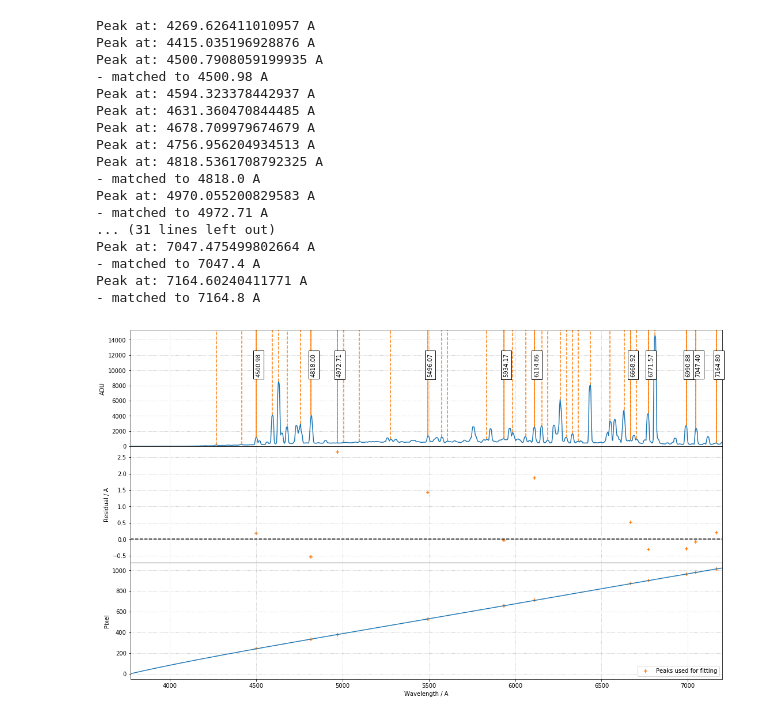
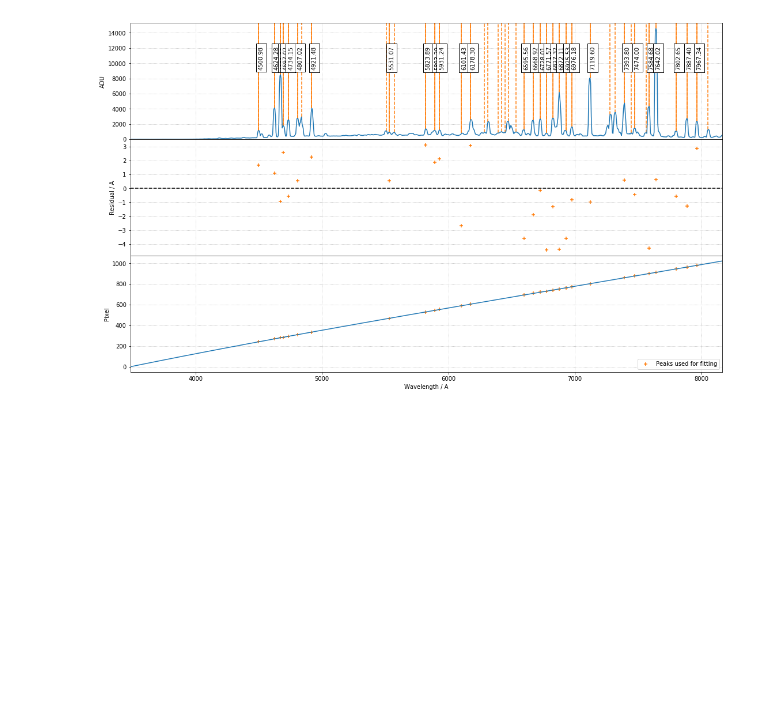
Before and after one commit to jveitchmichaelis/rascal, a Jupyter notebook: calibration_test.ipynb, the cells around one changed output. Saved outputs shown, nothing was run; the diff lists cells and outputs as text; code cells hidden in the pictures; blank space fills up the shorter version.

```diff
--- a/calibration_test.ipynb
+++ b/calibration_test.ipynb
@@ -8,4 +8,11 @@ from calibrator import Calibrator
 # %%
-spectrum = np.median(fits.open('v_a_20190516_55_1_0_1.fits')[0].data[110:120], axis=0)
+spectrum = np.median(fits.open('./examples/v_a_20190516_55_1_0_1.fits')[0].data[110:120], axis=0)
+print(spectrum.shape)
+peaks, _ = find_peaks(spectrum, height=800, distance=5, threshold=None)
 
-peaks, _ = find_peaks(spectrum, distance=10., threshold=10.)
+plt.figure(figsize=(18,3))
+plt.plot(spectrum)
+plt.vlines(peaks,
+              spectrum[peaks.astype('int')],
+              spectrum.max(),
+              colors='C1')
@@ -21,9 +23,6 @@ plt.vlines(peaks,
 # %%
-c = Calibrator(peaks, elements=["Xe"], min_wavelength=3000., max_wavelength=8100.)
-c.set_fit_constraints(
-    min_intercept=2000.,
-    max_intercept=5000.,
-    fit_tolerance=9.2,
-    thresh=5.,
-    polydeg=4,
-    fittype='poly')
+c = Calibrator(peaks, elements=["Xe"], min_wavelength=3400., max_wavelength=8100.)
+c.set_fit_constraints(n_pix=1024,
+                      range_tolerance=200,
+                      polydeg=3
+                     )
@@ -42,22 +29,5 @@ c.set_fit_constraints(
 # %%
-best_p = c.fit(mode='fast', progress=False)
-c.plot_fit(spectrum, best_p, tolerance=4.6)
+best_p = c.fit(mode='normal', progress=False)
+c.plot_fit(spectrum, best_p)
 # %% [output]
-Peak at: 4269.626411010957 A
-Peak at: 4415.035196928876 A
-Peak at: 4500.7908059199935 A
-- matched to 4500.98 A
-Peak at: 4594.323378442937 A
-Peak at: 4631.360470844485 A
-Peak at: 4678.709979674679 A
-Peak at: 4756.956204934513 A
-Peak at: 4818.5361708792325 A
-- matched to 4818.0 A
-Peak at: 4970.055200829583 A
-- matched to 4972.71 A
-... (31 lines left out)
-Peak at: 7047.475499802664 A
-- matched to 7047.4 A
-Peak at: 7164.60240411771 A
-- matched to 7164.8 A
-[figure, old version]
+[figure, new version]
```
Also changed, not shown: parts of 7 cells of this notebook.
